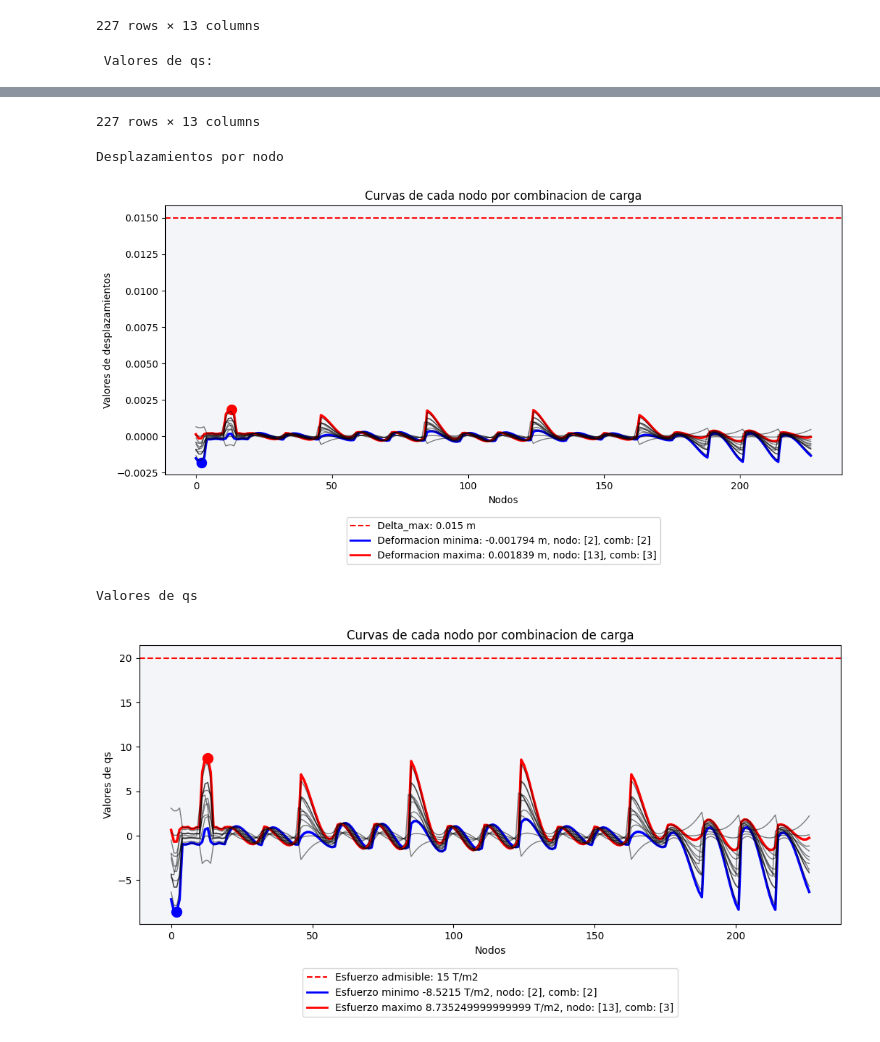
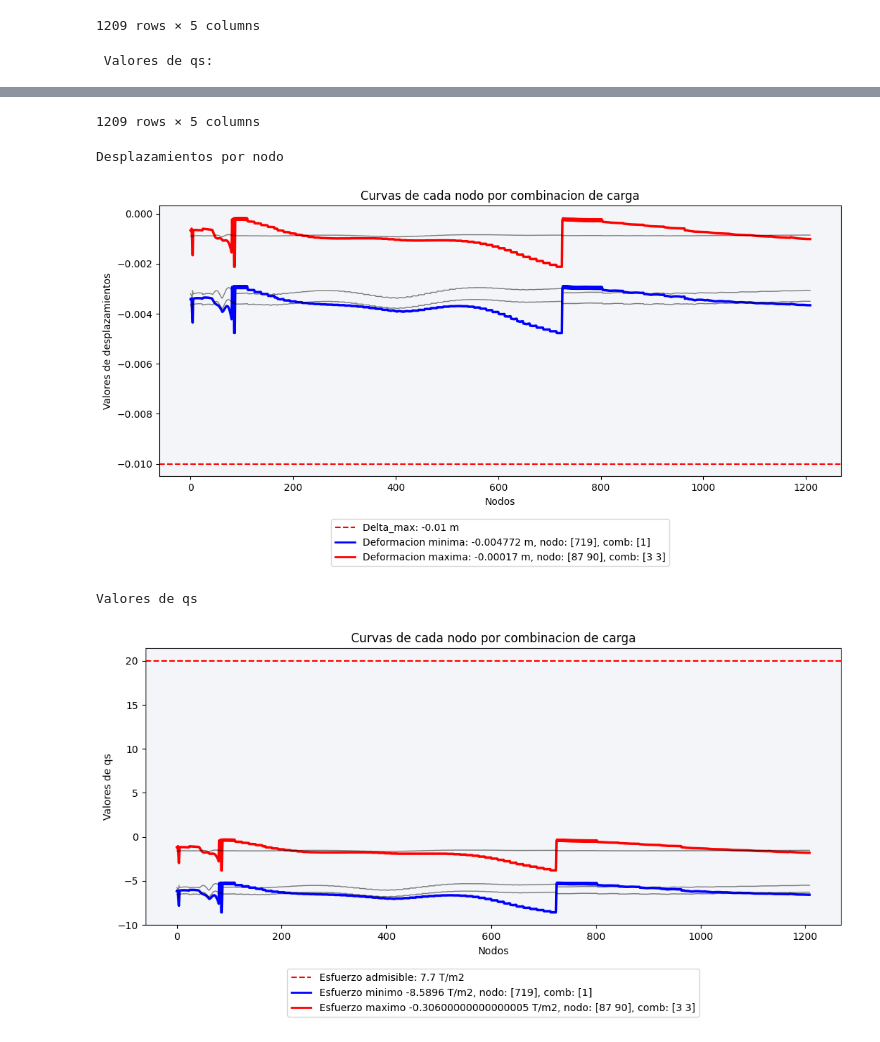
Before and after one commit to NicoJat/Main-codes, a Jupyter notebook: Cimentaciones/importacion_dt_robot.ipynb, the cells around one changed output, grey strips where cells are left out. Drawn from its saved outputs; the diff is of its cells as text; code cells hidden in the pictures.

```diff
--- a/Cimentaciones/importacion_dt_robot.ipynb
+++ b/Cimentaciones/importacion_dt_robot.ipynb
@@ -8,15 +8,15 @@ import matplotlib.pyplot as plt
 
 
 #Variables
-B = 4750 # [T/m^3]
-qa = 15  # [T/m^2]
-delta_max = 0.015   #m
-comb = 13
-nodes = 232
+B = 1800 # [T/m^3]
+qa = 7.7  # [T/m^2]
+delta_max = -0.01   #m
+comb = 5
+nodes = 1208
 
 #Importación de datos  (Con balasto = 4750)
-Uxyz = pd.read_excel(r'C:\Users\USUARIO\Desktop\Python\Jupyter\Cimentaciones\Cimentaciones\DESPLZAMIENTOS1900.xlsx', sheet_name='Joint Displacements')
-Uz = Uxyz.iloc[3:, 8].values.astype(float)
+Uxyz = pd.read_excel(r'C:\Users\USUARIO\Desktop\Python\Jupyter\Cimentaciones\Cimentaciones\Dato_Robot\comb completo.xlsx', sheet_name='Joint Displacements')
+Uz = Uxyz.iloc[2:, 7].values.astype(float)
 n = (len(Uz) // comb) * comb
 Uz = Uz[:n]
 #print(Uz.shape)
@@ -81,10 +81,10 @@ ax.set_facecolor('#F4F5F8')
 for i in range(0, comb):
     if i == comb_despMax[0]:
         ax.plot(D[:, i], label=f"Combinacion {i+1}", color='red', linewidth=2.5, alpha=1)
-        ax.scatter(nod_despMax,D_max, color='red', s=100, marker='o', label='Maximum')
+        #ax.scatter(nod_despMax,D_max, color='red', s=100, marker='o', label='Maximum')Dsp_mx_cmb1=-0,00369m
     elif  i == comb_despMin[0]:
         ax.plot(D[:, i], label=f"Combinacion {i+1}", color='blue', linewidth=2.5, alpha=1)
-        ax.scatter(nod_despMin, D_min, color='blue', s=100, marker='o', label='Maximum')
+        #ax.scatter(nod_despMin, D_min, color='blue', s=100, marker='o', label='Maximum')Dsp_min_cmb2=-0,002442m
     else:
         ax.plot(D[:, i], label=f"Combinacion {i+1}", color='black', linewidth=1, alpha=0.5)
 
@@ -110,17 +110,17 @@ ax.set_facecolor('#F4F5F8')
 for i in range(0, comb):
     if i == comb_esfMax[0]:
         ax.plot(qs[:, i], label=f"Combinacion {i+1}", color='red', linewidth=2.5, alpha=1)
-        ax.scatter(nod_esfMax, qs_max, color='red', s=100, marker='o', label='Maximum')
+       # ax.scatter(Esf_mx_cmb1:6,642T/m2(nod_esfMax, qs_max, color='red', s=100, marker='o', label='Maximum')
     elif  i == comb_despMin[0]:
         ax.plot(qs[:, i], label=f"Combinacion {i+1}", color='blue', linewidth=2.5, alpha=1)
-        ax.scatter(nod_esfMin, qs_min, color='blue', s=100, marker='o', label='Maximum')
+       # ax.scatter(Esf_mx_cmb5:4,120T/m2(nod_esfMin, qs_min, color='blue', s=100, marker='o', label='Maximum')
     else:
         ax.plot(qs[:, i], label=f"Combinacion {i+1}", color='black', linewidth=1, alpha=0.5)
 
 
 esfuerzo_max = ax.axhline(y=20, color='r', linestyle='--', label=f'Esfuerzo admisible: {qa} T/m2')
 
-# Add the legend outside the graph
+# Add the %esfs:11,5798, legend outside the graph
 esfuerzo_max_2 = ax.plot([], [], color='red', linewidth=2, label=f'Esfuerzo maximo {qs_max} T/m2, nodo: {nod_esfMax}, comb: {comb_esfMax}')
 esfuerzo_min = ax.plot([], [], color='blue', linewidth=2, label=f'Esfuerzo minimo {qs_min} T/m2, nodo: {nod_esfMin}, comb: {comb_esfMin}')
 ax.legend(handles=[esfuerzo_max, esfuerzo_min[0], esfuerzo_max_2[0]], loc="lower center", bbox_to_anchor=(0.5, -0.35), ncol=1)
@@ -156,2 +156,2 @@ Desplazamientos:
-227 rows × 13 columns
+1209 rows × 5 columns
  Valores de qs:
@@ -170,5 +170,5 @@ Desplazamientos:
-227 rows × 13 columns
+1209 rows × 5 columns
 Desplazamientos por nodo
-[figure, old version]
+[figure, new version]
 Valores de qs
-[figure, old version]
+[figure, new version]
```
Also changed, not shown: parts of 2 cells of this notebook, 13 other files.
